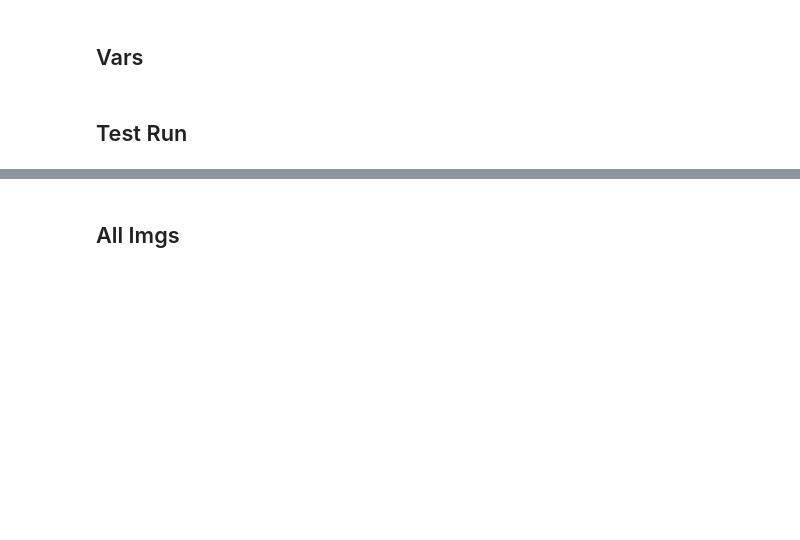
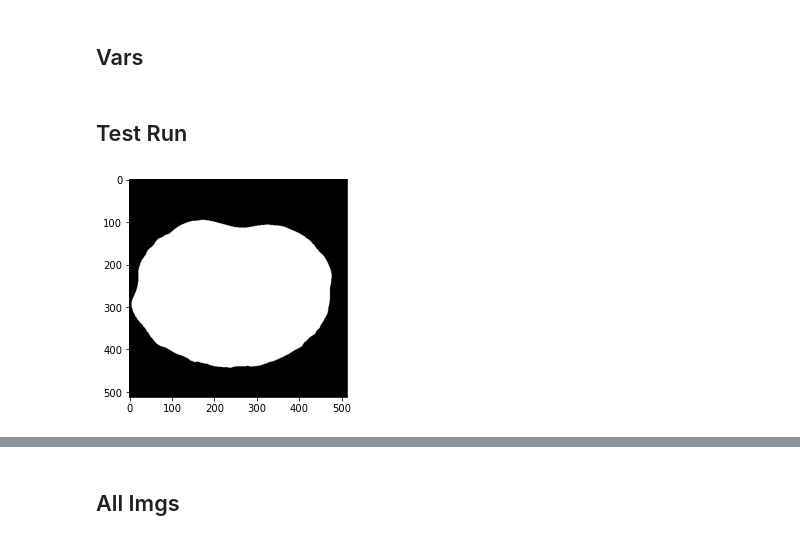
Before and after one commit to stabor705/opencv-and-ai-agh-2024, a Jupyter notebook: lab-1/Lab1/Project1.ipynb, the cells around one changed output, grey strips where cells are left out. Saved outputs shown, nothing was run; the diff lists cells and outputs as text; code cells hidden in the pictures; blank space fills up the shorter version.

```diff
--- a/lab-1/Lab1/Project1.ipynb
+++ b/lab-1/Lab1/Project1.ipynb
@@ -228,33 +160,34 @@ def segmentation_helper(lung_watershed, reference_lung, selected_lung=1):
 # %% [markdown]
 ## Lung segmentation
 # %%
-def lung_segmentation(nib_img_path: FileBasedImage, bodymask_path: FileBasedImage, threshold=-320):
+def lung_segmentation(nib_img_path: FileBasedImage, mask, threshold=-320):
     tk = read_nii(nib_img_path)
-    bm_img = read_nii(bodymask_path)
-    plt.imshow(bm_img[:, :, 80])
+    plt.imshow(mask[:, :, 80])
     # Thresholding
     _, binarized = cv2.threshold(tk, threshold, 1, cv2.THRESH_BINARY_INV)
+    binarized = binarized.astype(np.uint8)
     # Masking
-    masked = cv2.bitwise_and(binarized, bm_img)
-    # blurred = cv2.medianBlur(masked.astype(np.float32), 5)
+    masked = cv2.bitwise_and(binarized, mask)
+    # Median filter
+    blurred = cv2.medianBlur(masked.astype(np.float32), 5).astype(np.uint8)
     # Morphological operations
     # Design a sequence of morphological (and other appropriate) operations to fill
     # the holes in the interior of lungs and to remove ‘air’ clusters which do not
     # correspond to lungs (e.g. gas in bowels) – at the end one should be left with
     # clusters which correspond only to airways
-    closed = cv2.morphologyEx(masked, cv2.MORPH_CLOSE, np.ones((5, 5)))
+    # closed = cv2.morphologyEx(masked, cv2.MORPH_CLOSE, cv2.getStructuringElement(cv2.MORPH_ELLIPSE, (7, 7)))
 
 
-    # Fill holes
-    filled = ndimage.binary_fill_holes(closed).astype(np.int16)
     # Remove small air clusters
-    cleaned = morphology.remove_small_objects(filled, min_size=50000)
+    # cleaned = morphology.remove_small_objects(blurred, min_size=50)
     # Erosion to remove small air clusters
-    eroded = cv2.erode(cleaned.astype(np.uint8), np.ones((5, 5)))
-    # Dilation to bring back the original size
-    dilated = cv2.dilate(eroded, np.ones((5, 5)))
+    # eroded = cv2.erode(cleaned.astype(np.uint8), np.ones((5, 5)))
+    # # Dilation to bring back the original size
+    # dilated = cv2.dilate(eroded, np.ones((5, 5)))
+    closed = cv2.morphologyEx(blurred, cv2.MORPH_CLOSE, cv2.getStructuringElement(cv2.MORPH_ELLIPSE, (7, 7)))
+    opened = cv2.morphologyEx(closed, cv2.MORPH_OPEN, cv2.getStructuringElement(cv2.MORPH_ELLIPSE, (7, 7)))
 
-    return dilated
+    return opened
 
 
 def preform_watershed(nib_image, reference_image_path, selected_slice = 80):
@@ -276,12 +209,12 @@ def preform_watershed(nib_image, reference_image_path, selected_slice = 80):
         segmented = watershed(img, labels, mask=labels, watershed_line=True)
 
         left_lung, ref_left_lung = segmentation_helper(segmented, ref_img, 1)
-        left_lungs.append(left_lung)
-        ref_left_lungs.append(ref_left_lung)
+        left_lungs.append(left_lung.astype(np.uint8))
+        ref_left_lungs.append(ref_left_lung.astype(np.uint8))
 
         right_lung, ref_right_lung = segmentation_helper(segmented, ref_img, 2)
-        right_lungs.append(right_lung)
-        ref_right_lungs.append(ref_right_lung)
+        right_lungs.append(right_lung.astype(np.uint8))
+        ref_right_lungs.append(ref_right_lung.astype(np.uint8))
 
     left_lungs = np.dstack(left_lungs)
     ref_left_lungs = np.dstack(ref_left_lungs)
@@ -298,6 +231,11 @@ ref_nib_fname = './ReferenceSegmentations/LUNGS_IMG_0001.nii.gz'
 # %% [markdown]
 ## Test Run
 # %%
-closed = lung_segmentation(nib_fname, bm_fname)
+closed = lung_segmentation(nib_fname, mask_for_first_img)
+
+nib_img = nib.Nifti1Image(closed, np.eye(4))
+nib.save(nib_img, "lungs_segmented.nii")
+# %% [output]
+[figure, added]
 # %%
 ref_ct = read_nii(ref_nib_fname)
```
Also changed, not shown: parts of 12 cells of this notebook.
